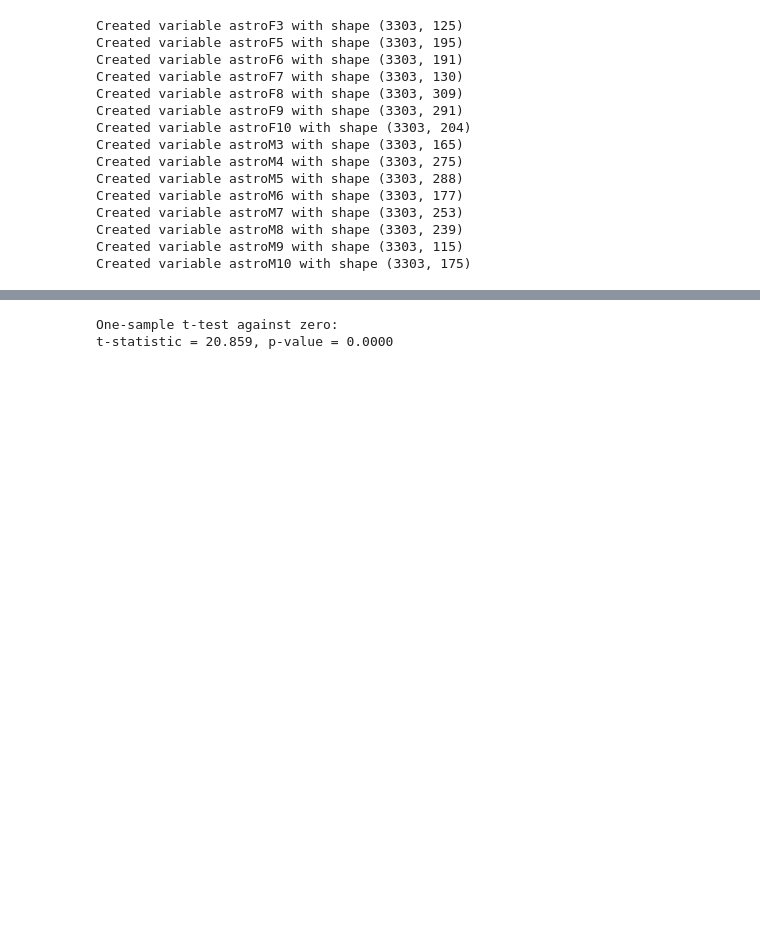
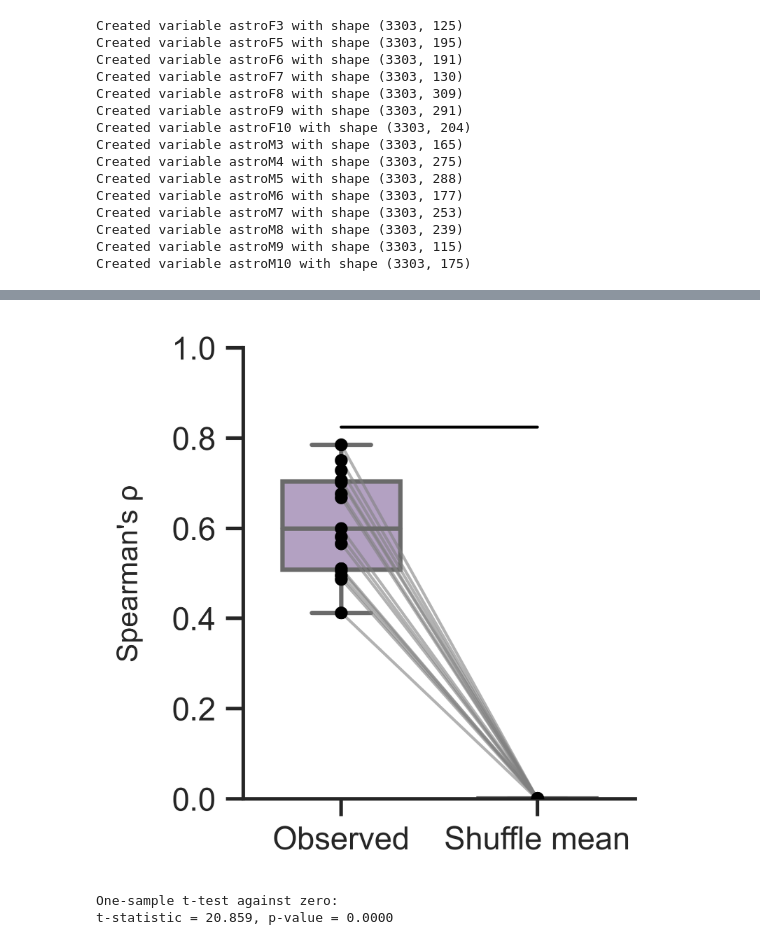
Before and after one commit to rsenne/dCA1_Paper, a Jupyter notebook: onep/Finalized/Figure2_crossvalled_heatmaps_rho_regression_FC.ipynb, the cells around one changed output, grey strips where cells are left out. Drawn from its saved outputs; the diff is of its cells as text; code cells hidden in the pictures; blank space fills up the shorter version.

Commit message:
Adds shuffle control

```diff
--- a/onep/Finalized/Figure2_crossvalled_heatmaps_rho_regression_FC.ipynb
+++ b/onep/Finalized/Figure2_crossvalled_heatmaps_rho_regression_FC.ipynb
@@ -265,3 +302,100 @@ plot_spearman_rho_boxplot(
+# %%
+from scipy.stats import ttest_rel
+
+def plot_spearman_rho_paired(
+    df,
+    obs_col="spearman_rho",
+    null_col="shuffle_null_mean",
+    id_col="animal",
+    title="",
+    save_path=None
+):
+    """
+    Draws side-by-side boxplots of observed Spearman rho vs shuffle-mean rho,
+    overlays paired points per animal connected by line segments,
+    and annotates a paired t-test.
+
+    Expects df to have columns: [id_col, obs_col, null_col].
+    """
+    plt.rcParams.update({'font.size': 8, 'font.family': 'Arial', 'figure.figsize': (3.5, 3.5)})
+    sns.set(style="ticks", font="Arial")
+
+    # Keep rows with both values present
+    d = df[[id_col, obs_col, null_col]].dropna().copy()
+    if d.empty:
+        raise ValueError("No rows with both observed and shuffle mean rhos present.")
+
+    # Paired t-test
+    tstat, pval = ttest_rel(d[obs_col], d[null_col])
+
+    # Long form for plotting
+    long = d.melt(
+        id_vars=id_col,
+        value_vars=[obs_col, null_col],
+        var_name="condition",
+        value_name="rho"
+    )
+    name_map = {obs_col: "Observed", null_col: "Shuffle mean"}
+    long["condition"] = long["condition"].map(name_map)
+
+    order = ["Observed", "Shuffle mean"]  # left→right
+    palette = {"Observed": "#B39BC8", "Shuffle mean": "#C9D6DF"}  # keep your original purple
+
+    fig, ax = plt.subplots(figsize=(3.5, 3.5), dpi=600)
+
+    # Boxplots (background)
+    sns.boxplot(
+        data=long, x="condition", y="rho",
+        order=order, palette=palette, ax=ax,
+        width=0.6, showfliers=False
+    )
+
+    # Connect each animal’s pair and plot points
+    x_pos = {cond: i for i, cond in enumerate(order)}
+    for animal, grp in long.groupby(id_col):
+        if set(order).issubset(set(grp["condition"])):
+            y0 = grp.loc[grp["condition"] == "Shuffle mean", "rho"].values[0]
+            y1 = grp.loc[grp["condition"] == "Observed", "rho"].values[0]
+            ax.plot(
+                [x_pos["Shuffle mean"], x_pos["Observed"]],
+                [y0, y1],
+                color="gray", alpha=0.6, linewidth=1, zorder=2
+            )
+            ax.scatter(
+                [x_pos["Shuffle mean"], x_pos["Observed"]],
+                [y0, y1],
+                s=12, color="black", zorder=3
+            )
+
+    # Axis labels, limits, title
+    ax.set_ylabel("Spearman's ρ", fontsize=10, fontname='Arial', labelpad=10)
+    ax.set_xlabel("")
+    ax.set_title(title, fontsize=10, pad=10, fontname='Arial')
+    ax.set_ylim(0, 1)
+
+    sns.despine(ax=ax)
+    plt.tight_layout(pad=3)
+
+    # Significance bar + text
+    y_max = long["rho"].max()
+    y_min = long["rho"].min()
+    span = max(1e-6, y_max - y_min)
+    y_bar = y_max + 0.05 * span
+    ax.plot([x_pos["Shuffle mean"], x_pos["Observed"]], [y_bar, y_bar], color="black", linewidth=1)
+
+    if save_path:
+        fig.savefig(save_path, dpi=600, bbox_inches='tight', format='svg')
+
+    return fig, ax, (tstat, pval)
+
+fig, ax, (t, p) = plot_spearman_rho_paired(
+    df_all_results,
+    obs_col="spearman_rho",
+    null_col="shuffle_null_mean",
+    id_col="animal"
+)
+# %% [output]
+[figure, added]
 # %%
 from scipy.stats import ttest_1samp
 
```
Also changed, not shown: parts of 5 cells of this notebook.
